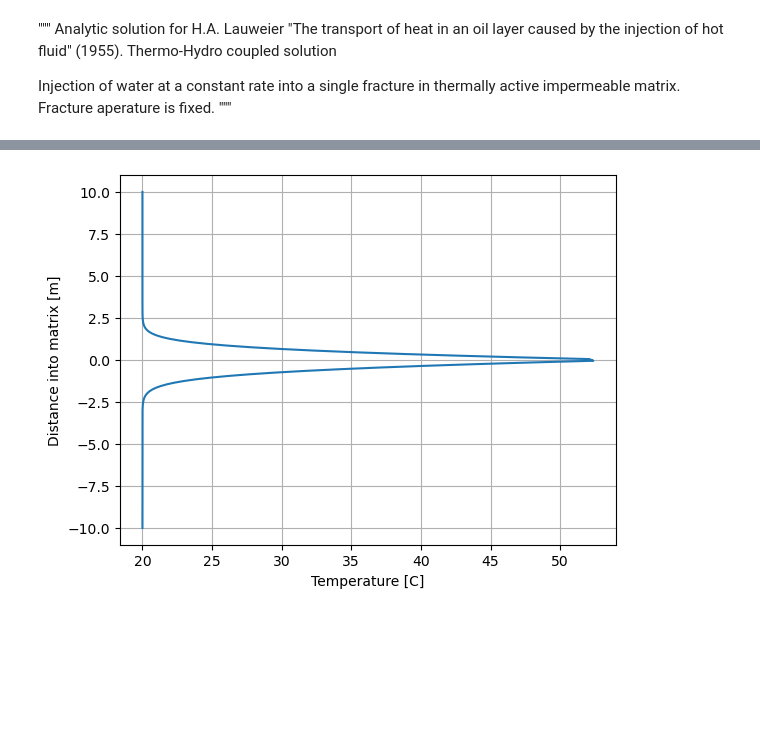
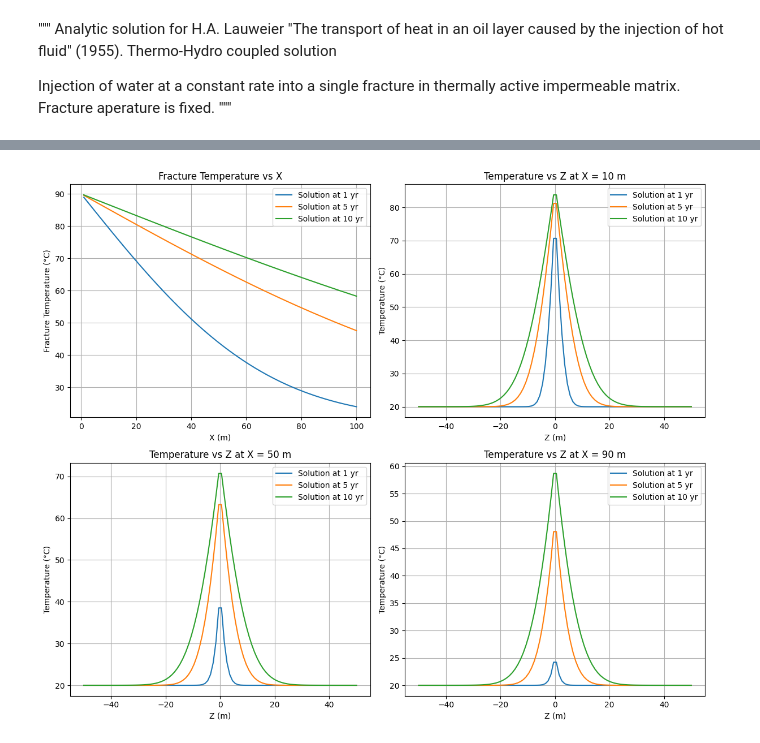
Before and after one commit to lanl/THMC_verification_scripts, a Jupyter notebook: lauwerier/Lauweier.ipynb, the cells around one changed output, grey strips where cells are left out. Saved outputs shown, nothing was run; the diff lists cells and outputs as text; code cells hidden in the pictures; blank space fills up the shorter version.

```diff
--- a/lauwerier/Lauweier.ipynb
+++ b/lauwerier/Lauweier.ipynb
@@ -133,9 +163,53 @@ plt.show()
-# %%
-fig,ax = plt.subplots()
-ax.plot(matrix_temperature_analytic, z_array)
-plt.ylabel("Distance into matrix [m]")
-plt.xlabel("Temperature [C]")
-plt.grid(True)
-plt.show()
-# %% [output]
-[figure, removed]
+# %%
+fig, axes = plt.subplots(2, 2, figsize=(12, 10))
+
+colors = ['tab:blue', 'tab:orange', 'tab:green']
+labels = ['1 yr', '5 yr', '10 yr']
+
+# ┌── Top‐Left: Tf(x) ─────────────────────────────────────────────────────────
+ax = axes[0,0]
+for Tf, c, lbl in zip(fracture_temperature_analytic, colors, labels):
+    ax.plot(x_a, Tf, color=c, label=f"Solution at {lbl}")
+ax.set_xlabel("X (m)")
+ax.set_ylabel("Fracture Temperature (°C)")
+ax.set_title("Fracture Temperature vs X")
+ax.grid(True)
+ax.legend()
+
+# ┌── Top‐Right: T(z) at X = 10 m ────────────────────────────────────────────
+ax = axes[0,1]
+idx_10 = np.argmin(np.abs(x_a - 10.0))
+for Tm, c, lbl in zip(matrix_temperature_analytic, colors, labels):
+    ax.plot(z_a, Tm[idx_10, :], color=c, label=f"Solution at {lbl}")
+ax.set_xlabel("Z (m)")
+ax.set_ylabel("Temperature (°C)")
+ax.set_title("Temperature vs Z at X = 10 m")
+ax.grid(True)
+ax.legend()
+
+# ┌── Bottom‐Left: T(z) at X = 50 m ─────────────────────────────────────────
+ax = axes[1,0]
+idx_50 = np.argmin(np.abs(x_a - 50.0))
+for Tm, c, lbl in zip(matrix_temperature_analytic, colors, labels):
+    ax.plot(z_a, Tm[idx_50, :], color=c, label=f"Solution at {lbl}")
+ax.set_xlabel("Z (m)")
+ax.set_ylabel("Temperature (°C)")
+ax.set_title("Temperature vs Z at X = 50 m")
+ax.grid(True)
+ax.legend()
+
+# ┌── Bottom‐Right: T(z) at X = 90 m ─────────────────────────────────────────
+ax = axes[1,1]
+idx_90 = np.argmin(np.abs(x_a - 90.0))
+for Tm, c, lbl in zip(matrix_temperature_analytic, colors, labels):
+    ax.plot(z_a, Tm[idx_90, :], color=c, label=f"Solution at {lbl}")
+ax.set_xlabel("Z (m)")
+ax.set_ylabel("Temperature (°C)")
+ax.set_title("Temperature vs Z at X = 90 m")
+ax.grid(True)
+ax.legend()
+
+plt.tight_layout()
+plt.show()
+# %% [output]
+[figure, added]
```
Also changed, not shown: parts of 5 cells of this notebook, 1 other file.
